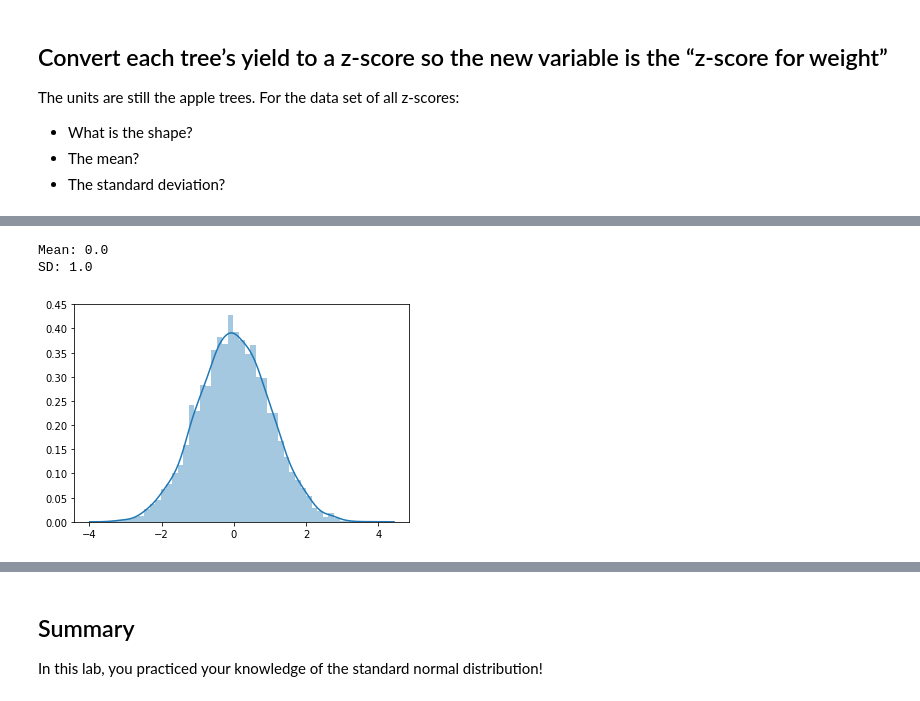
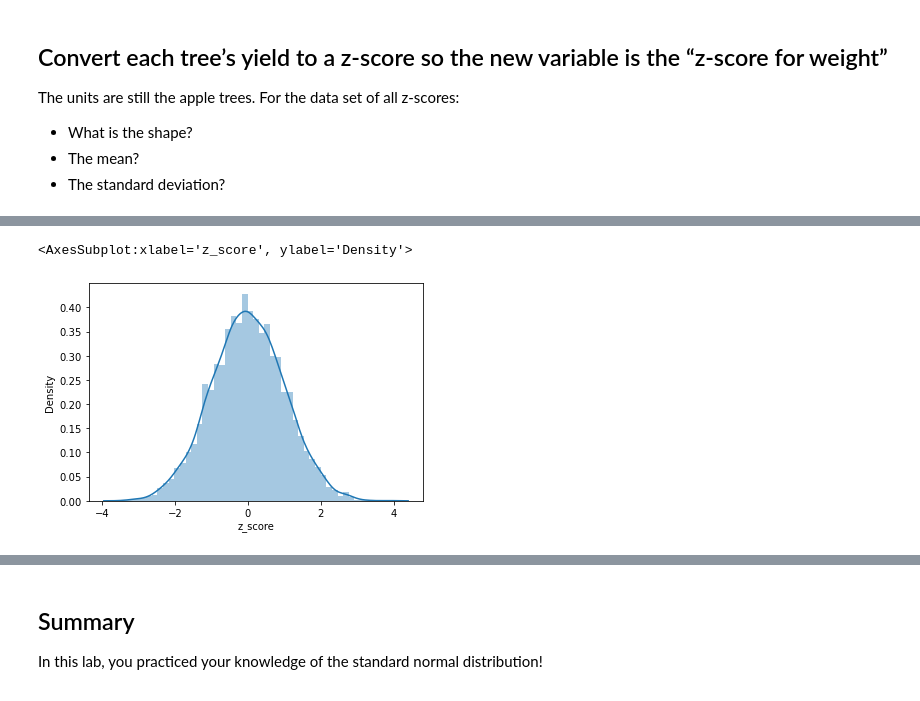
Before and after one commit to learn-co-curriculum/dsc-standard-normal-distribution-lab, a Jupyter notebook: index.ipynb, the cells around one changed output, grey strips where cells are left out. Cells and saved outputs as stored; diff of their text form; code cells hidden in the pictures.

```diff
--- a/index.ipynb
+++ b/index.ipynb
@@ -34,0 +24,12 @@ Use pandas for loading and inspecting the data.
+# %%
+# Import libraries
+import pandas as pd
+import numpy as np
+
+from scipy import stats
+
+import matplotlib.pyplot as plt
+%matplotlib inline
+import seaborn as sns
+# Read the yield data as a dataframe
+df = pd.read_csv("yield.csv")
@@ -48,5 +71,8 @@ Use pandas for loading and inspecting the data.
 > **Hint**: Recall the empirical rule related to $3\sigma$.
 # %%
 # Perform any calculations necessary here
+mean = df.mean()
+std = df.std()
+bounds = ((mean + (3 * std)), (mean - (3 * std)))
 # %%
 # Write your answer here
@@ -74,0 +136,2 @@ The units are still the apple trees. For the data set of all z-scores:
+# %%
+df['z_score'] = (df - mean) / std
@@ -75,6 +147,6 @@ The units are still the apple trees. For the data set of all z-scores:
 # %%
 # Give your solution here
+sns.distplot(df['z_score'])
 # %% [output]
-Mean: 0.0
-SD: 1.0
+<AxesSubplot:xlabel='z_score', ylabel='Density'>
-[figure, old version]
+[figure, new version]
```
Also changed, not shown: parts of 21 cells of this notebook.
